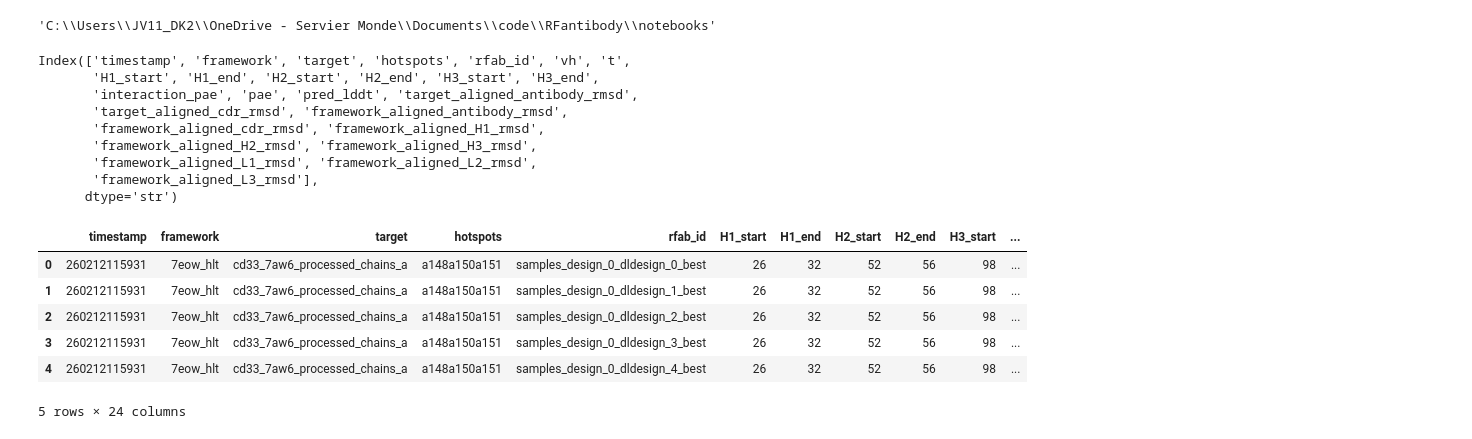
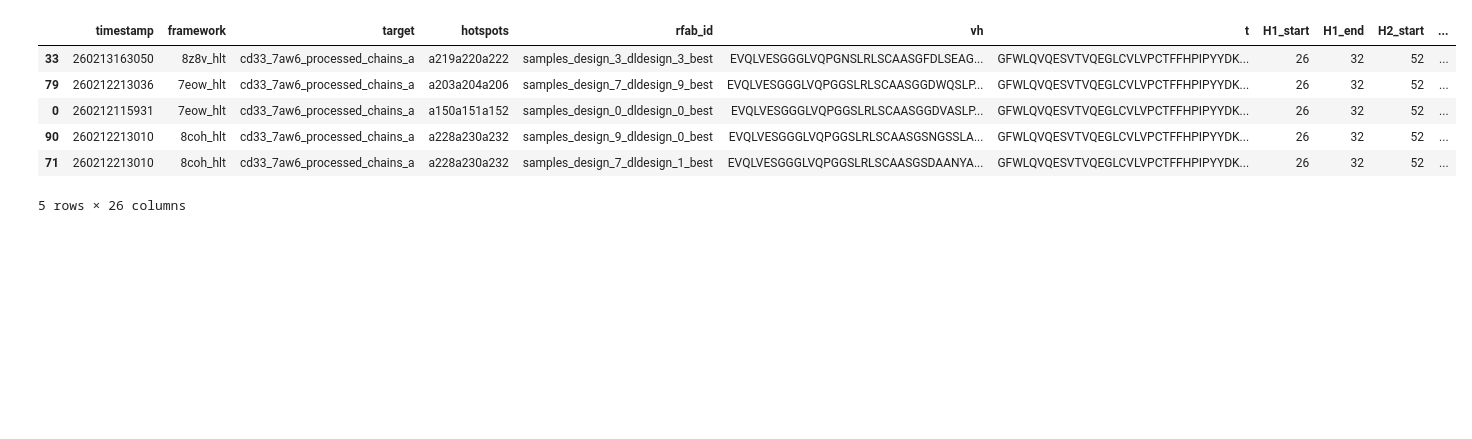
Before and after one commit to richieYT-wan/RFantibody, a Jupyter notebook: notebooks/260213_output_analysis.ipynb, the cells around one changed output. Saved outputs shown, nothing was run; the diff lists cells and outputs as text; code cells hidden in the pictures; blank space fills up the shorter version.

```diff
--- a/notebooks/260213_output_analysis.ipynb
+++ b/notebooks/260213_output_analysis.ipynb
@@ -4,5 +24,0 @@ import pandas as pd
-# %%
-import os
-os.getcwd()
-# %% [output]
-'C:\\Users\\JV11_DK2\\OneDrive - Servier Monde\\Documents\\code\\RFantibody\\notebooks'
@@ -11,22 +25,13 @@ df = pd.read_csv('../../data/RFantibody_outputs/260212_115931_TestRunQuiver_Fw7e
-# %%
-print(df.columns)
-df.head().drop(columns=['vh', 't'])
-# %% [output]
-Index(['timestamp', 'framework', 'target', 'hotspots', 'rfab_id', 'vh', 't',
-       'H1_start', 'H1_end', 'H2_start', 'H2_end', 'H3_start', 'H3_end',
-       'interaction_pae', 'pae', 'pred_lddt', 'target_aligned_antibody_rmsd',
-       'target_aligned_cdr_rmsd', 'framework_aligned_antibody_rmsd',
-       'framework_aligned_cdr_rmsd', 'framework_aligned_H1_rmsd',
-       'framework_aligned_H2_rmsd', 'framework_aligned_H3_rmsd',
-       'framework_aligned_L1_rmsd', 'framework_aligned_L2_rmsd',
-       'framework_aligned_L3_rmsd'],
-      dtype='str')
-|  | timestamp | framework | target | hotspots | rfab_id | H1_start | H1_end | H2_start | H2_end | H3_start | ... |
-| 0 | 260212115931 | 7eow_hlt | cd33_7aw6_processed_chains_a | a148a150a151 | samples_design_0_dldesign_0_best | 26 | 32 | 52 | 56 | 98 | ... |
-| 1 | 260212115931 | 7eow_hlt | cd33_7aw6_processed_chains_a | a148a150a151 | samples_design_0_dldesign_1_best | 26 | 32 | 52 | 56 | 98 | ... |
-| 2 | 260212115931 | 7eow_hlt | cd33_7aw6_processed_chains_a | a148a150a151 | samples_design_0_dldesign_2_best | 26 | 32 | 52 | 56 | 98 | ... |
-| 3 | 260212115931 | 7eow_hlt | cd33_7aw6_processed_chains_a | a148a150a151 | samples_design_0_dldesign_3_best | 26 | 32 | 52 | 56 | 98 | ... |
-| 4 | 260212115931 | 7eow_hlt | cd33_7aw6_processed_chains_a | a148a150a151 | samples_design_0_dldesign_4_best | 26 | 32 | 52 | 56 | 98 | ... |
-5 rows × 24 columns
+# %%
+df = pd.concat([pd.read_csv(x) for x in glob.glob('../outputs/*/*.csv')])
+df.sample(5)
+# %% [output]
+|  | timestamp | framework | target | hotspots | rfab_id | vh | t | H1_start | H1_end | H2_start | ... |
+| 33 | 260213163050 | 8z8v_hlt | cd33_7aw6_processed_chains_a | a219a220a222 | samples_design_3_dldesign_3_best | EVQLVESGGGLVQPGNSLRLSCAASGFDLSEAG... | GFWLQVQESVTVQEGLCVLVPCTFFHPIPYYDK... | 26 | 32 | 52 | ... |
+| 79 | 260212213036 | 7eow_hlt | cd33_7aw6_processed_chains_a | a203a204a206 | samples_design_7_dldesign_9_best | EVQLVESGGGLVQPGGSLRLSCAASGGDWQSLP... | GFWLQVQESVTVQEGLCVLVPCTFFHPIPYYDK... | 26 | 32 | 52 | ... |
+| 0 | 260212115931 | 7eow_hlt | cd33_7aw6_processed_chains_a | a150a151a152 | samples_design_0_dldesign_0_best | EVQLVESGGGLVQPGGSLRLSCAASGGDVASLP... | GFWLQVQESVTVQEGLCVLVPCTFFHPIPYYDK... | 26 | 32 | 52 | ... |
+| 90 | 260212213010 | 8coh_hlt | cd33_7aw6_processed_chains_a | a228a230a232 | samples_design_9_dldesign_0_best | EVQLVESGGGLVQPGGSLRLSCAASGSNGSSLA... | GFWLQVQESVTVQEGLCVLVPCTFFHPIPYYDK... | 26 | 32 | 52 | ... |
+| 71 | 260212213010 | 8coh_hlt | cd33_7aw6_processed_chains_a | a228a230a232 | samples_design_7_dldesign_1_best | EVQLVESGGGLVQPGGSLRLSCAASGSDAANYA... | GFWLQVQESVTVQEGLCVLVPCTFFHPIPYYDK... | 26 | 32 | 52 | ... |
+5 rows × 26 columns
 # %%
 metrics_col = [x for x in df.columns if 'rmsd' in x or 'pae' in x or 'lddt' in x]
```
Also changed, not shown: parts of 7 cells of this notebook, 3 other files.
